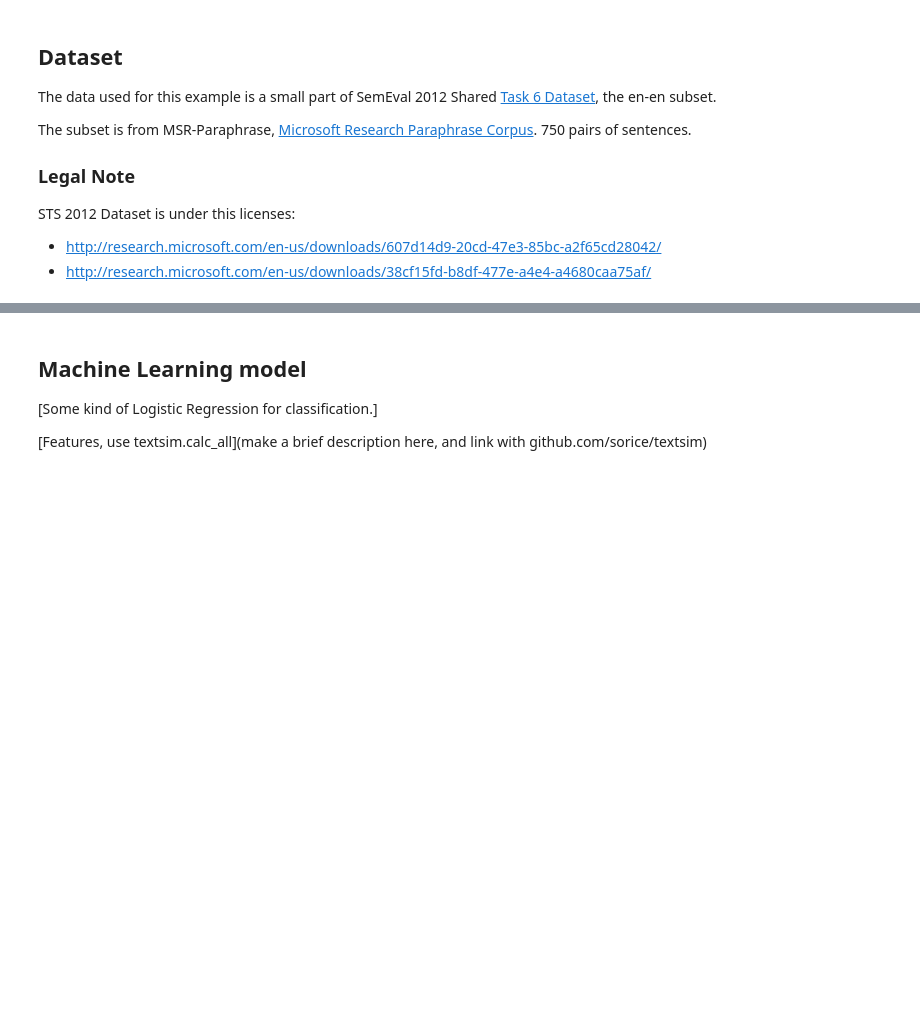
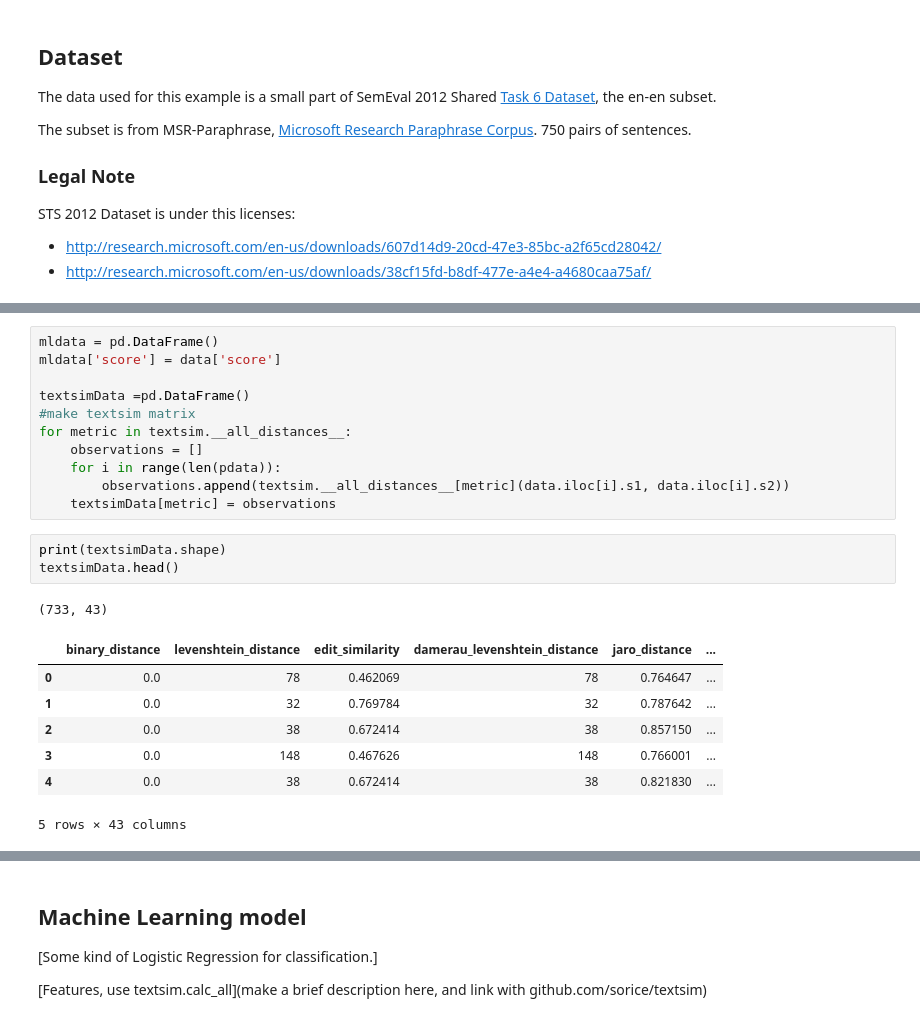
Before and after one commit to sorice/preprocess, a Jupyter notebook: docs/edu/applied_preprocessing.ipynb, the cells around one changed output, grey strips where cells are left out. Drawn from its saved outputs; the diff is of its cells as text; blank space fills up the shorter version.

```diff
--- a/docs/edu/applied_preprocessing.ipynb
+++ b/docs/edu/applied_preprocessing.ipynb
@@ -42,0 +144,23 @@ import preprocess
+# %%
+mldata = pd.DataFrame()
+mldata['score'] = data['score']
+
+textsimData =pd.DataFrame()
+#make textsim matrix
+for metric in textsim.__all_distances__:
+    observations = []
+    for i in range(len(pdata)):
+        observations.append(textsim.__all_distances__[metric](data.iloc[i].s1, data.iloc[i].s2))
+    textsimData[metric] = observations
+# %%
+print(textsimData.shape)
+textsimData.head()
+# %% [output]
+(733, 43)
+|  | binary_distance | levenshtein_distance | edit_similarity | damerau_levenshtein_distance | jaro_distance | ... |
+| 0 | 0.0 | 78 | 0.462069 | 78 | 0.764647 | ... |
+| 1 | 0.0 | 32 | 0.769784 | 32 | 0.787642 | ... |
+| 2 | 0.0 | 38 | 0.672414 | 38 | 0.857150 | ... |
+| 3 | 0.0 | 148 | 0.467626 | 148 | 0.766001 | ... |
+| 4 | 0.0 | 38 | 0.672414 | 38 | 0.821830 | ... |
+5 rows × 43 columns
```
Also changed, not shown: parts of 25 cells of this notebook, 4 other files.
